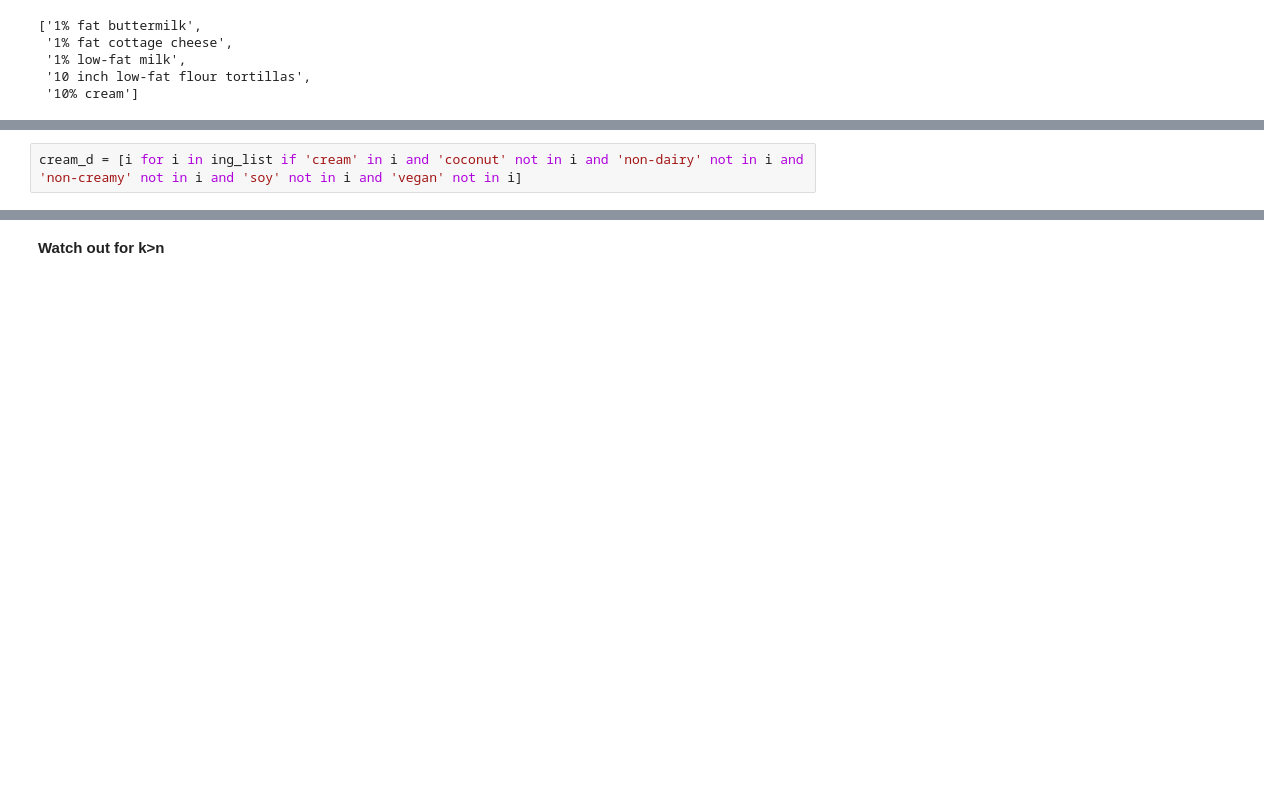
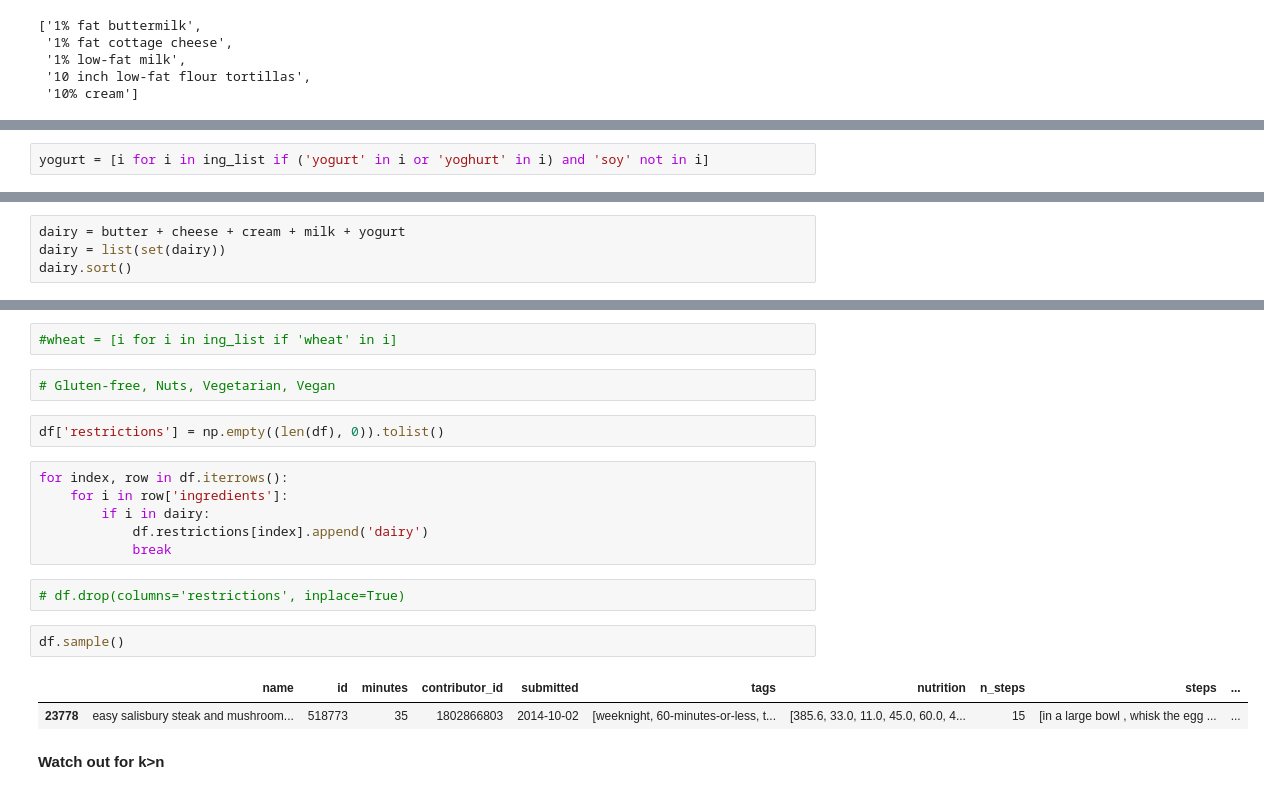
Before and after one commit to nico-stan/recipes, a Jupyter notebook: challenge-1.ipynb, the cells around one changed output, grey strips where cells are left out. Cells and saved outputs as stored; diff of their text form; blank space fills up the shorter version.

```diff
--- a/challenge-1.ipynb
+++ b/challenge-1.ipynb
@@ -135,3 +178,3 @@ cheese_d[:5]
 # %%
-cream_d = [i for i in ing_list if 'cream' in i and 'coconut' not in i and 'non-dairy' not in i and 'non-creamy' not in i and 'soy' not in i and 'vegan' not in i]
+yogurt = [i for i in ing_list if ('yogurt' in i or 'yoghurt' in i) and 'soy' not in i]
 # %%
@@ -149 +196,5 @@ butter_d = [i for i in ing_list if 'butter' in i and 'almond' not in i and 'appl
+# %%
+dairy = butter + cheese + cream + milk + yogurt
+dairy = list(set(dairy))
+dairy.sort()
 # %%
@@ -182,3 +251,22 @@ Frozen.
+# %%
+#wheat = [i for i in ing_list if 'wheat' in i]
+# %%
+# Gluten-free, Nuts, Vegetarian, Vegan
+# %%
+df['restrictions'] = np.empty((len(df), 0)).tolist()
+# %%
+for index, row in df.iterrows():
+    for i in row['ingredients']:
+        if i in dairy:
+            df.restrictions[index].append('dairy')
+            break
+# %%
+# df.drop(columns='restrictions', inplace=True)
+# %%
+df.sample()
+# %% [output]
+|  | name | id | minutes | contributor_id | submitted | tags | nutrition | n_steps | steps | ... |
+| 23778 | easy salisbury steak and mushroom... | 518773 | 35 | 1802866803 | 2014-10-02 | [weeknight, 60-minutes-or-less, t... | [385.6, 33.0, 11.0, 45.0, 60.0, 4... | 15 | [in a large bowl , whisk the egg ... | ... |
 # %% [markdown]
 **Watch out for k>n**
 # %%
```
Also changed, not shown: parts of 32 cells of this notebook.
